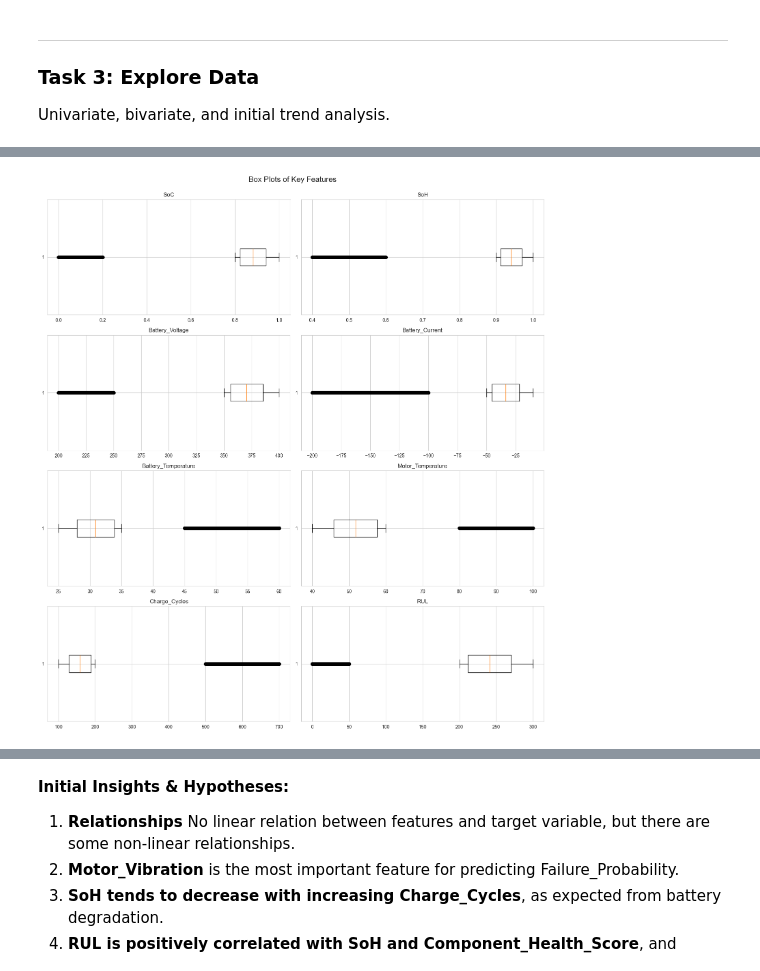
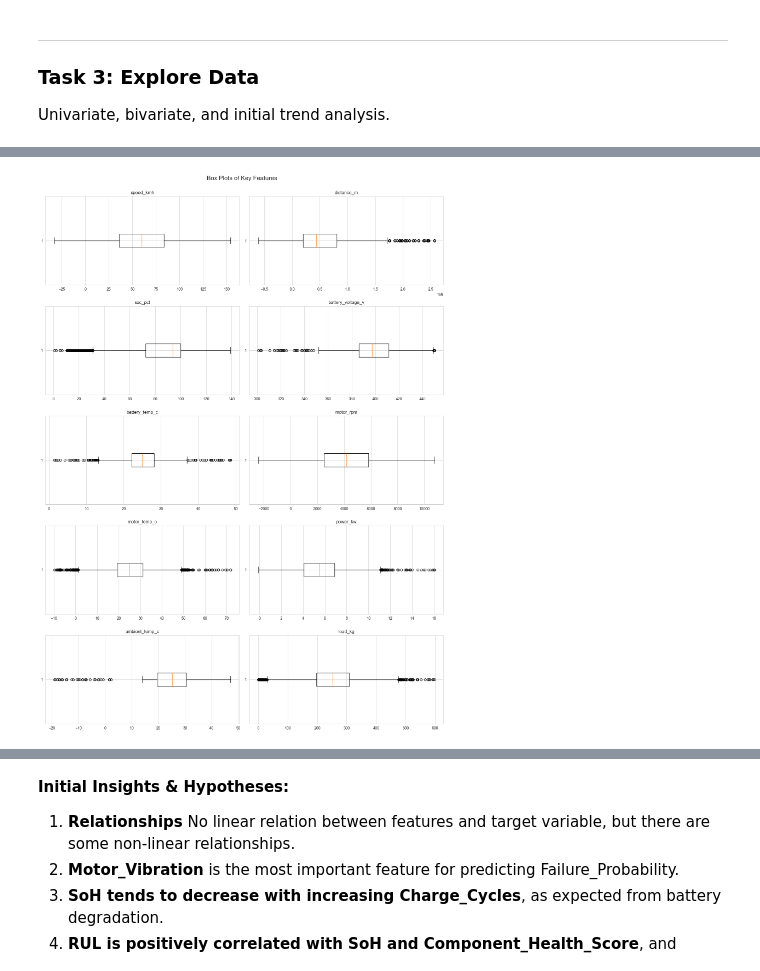
Before and after one commit to MahamedKhaledSaad11/Capstone-Project-DEPI, a Jupyter notebook: notebooks/Phase_2_Data_Understanding.ipynb, the cells around one changed output, grey strips where cells are left out. Drawn from its saved outputs; the diff is of its cells as text; code cells hidden in the pictures.

```diff
--- a/notebooks/Phase_2_Data_Understanding.ipynb
+++ b/notebooks/Phase_2_Data_Understanding.ipynb
@@ -26,14 +26,12 @@ sns.set_style('whitegrid')
 
 Acquire the necessary data and load it into the analysis environment.
 # %%
-DATA_PATH = '../data/raw/EV_Predictive_Maintenance_Dataset_15min'
+DATA_PATH = '../data/raw/fleet_augmented.csv'
 # Capstone-Project-DEPI\data\raw\EV_Predictive_Maintenance_Dataset_15min.zip
 # Unzip the dataset if it's not already unzipped
-with zipfile.ZipFile(DATA_PATH + '.zip', 'r') as zip_ref:
-    zip_ref.extractall('../data/raw/')
-df = pd.read_csv(DATA_PATH + '.csv')
+df = pd.read_csv(DATA_PATH)
 # parse timestamps
-df['Timestamp'] = pd.to_datetime(df['Timestamp'])
+df['timestamp'] = pd.to_datetime(df['timestamp'])
 # df.set_index('Timestamp', inplace=True)
 print(f"Dataset shape: {df.shape[0]} rows x {df.shape[1]} columns")
 df.head()
@@ -166,15 +185,40 @@ plt.show()
 # %%
-# Boxplots for outlier detection
-fig, axes = plt.subplots(nrows=4, ncols=2, figsize=(15, 16))
+import math
+import matplotlib.pyplot as plt
+
+features_to_plot = [
+    'speed_kmh',
+    'distance_m',
+    'soc_pct',
+    'battery_voltage_v',
+    'battery_temp_c',
+    'motor_rpm',
+    'motor_temp_c',
+    'power_kw',
+    'ambient_temp_c',
+    'load_kg'
+]
+
+n_cols = 2
+n_rows = math.ceil(len(features_to_plot) / n_cols)
+
+fig, axes = plt.subplots(n_rows, n_cols, figsize=(15, 4 * n_rows))
 axes = axes.flatten()
+
 for i, col in enumerate(features_to_plot):
-    ax = axes[i]
-    ax.boxplot(df[col].dropna(), vert=False)
-    ax.set_title(col)
+    axes[i].boxplot(df[col].dropna(), vert=False)
+    axes[i].set_title(col)
+
+# Remove unused axes
+for j in range(len(features_to_plot), len(axes)):
+    fig.delaxes(axes[j])
+
 plt.tight_layout()
-plt.suptitle('Box Plots of Key Features', y=1.02, fontsize=16)
-# plt.savefig('../output/box_plots_for_Specific_Features.png')
+plt.suptitle('Box Plots of Key Features', fontsize=16, y=1.02)
+
+# plt.savefig('../output/box_plots_for_Specific_Features.png', dpi=300)
+
 plt.show()
 # %% [output]
-[figure, old version]
+[figure, new version]
 # %%
```
Also changed, not shown: parts of 16 cells of this notebook, 2 other files.
